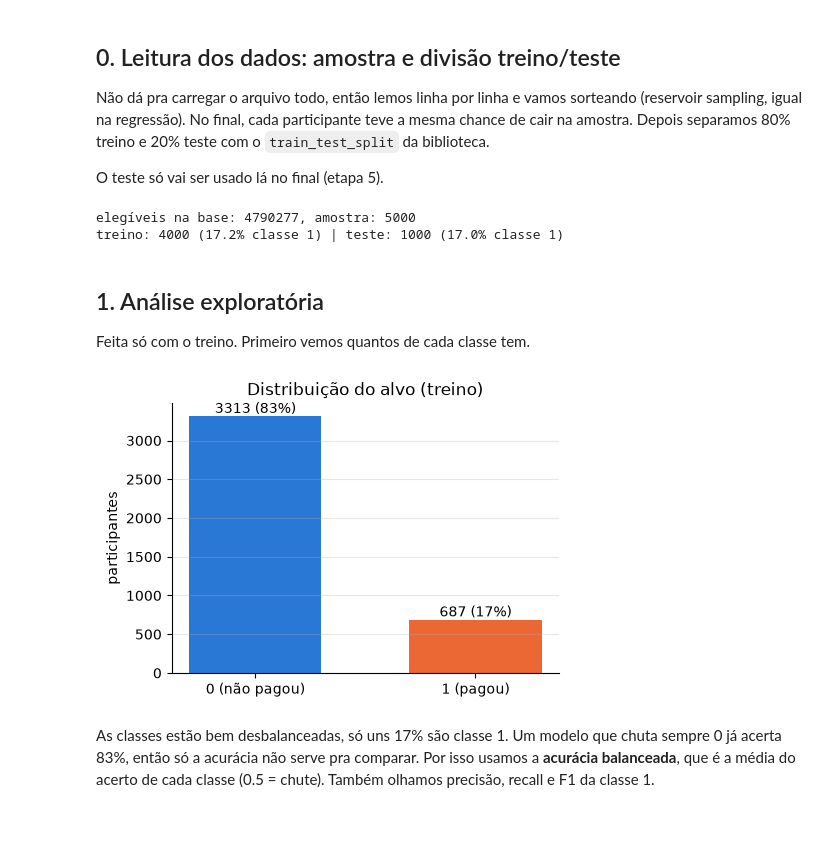
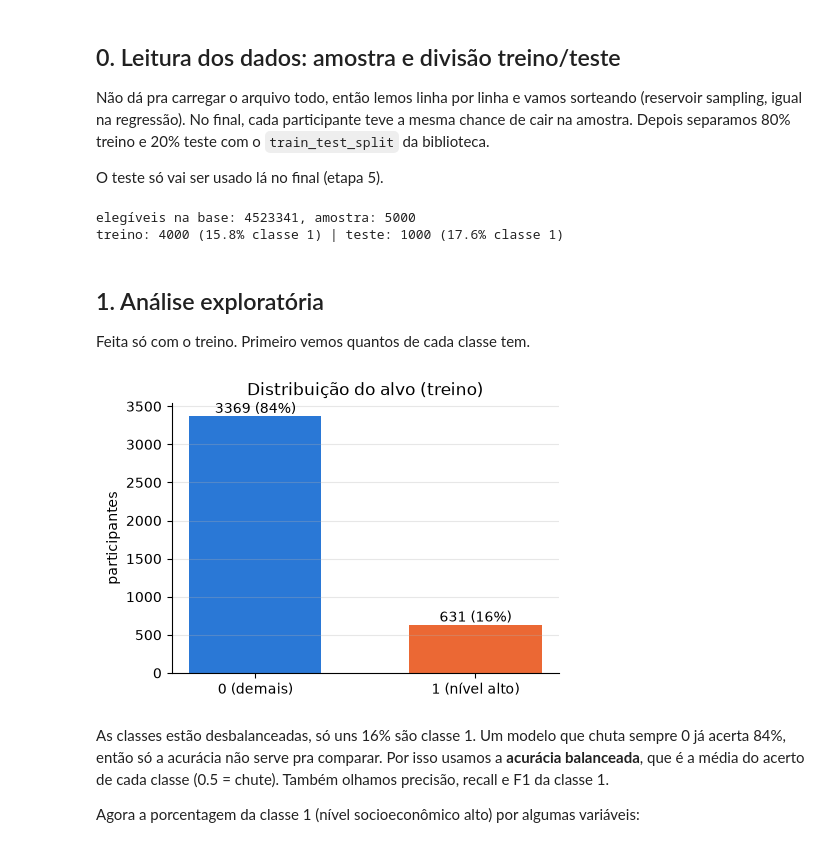
Before and after one commit to Machine-Learning-AV2/Pipeline_MachineLearning_AV2, a Jupyter notebook: classificacao/classificacao.ipynb, the cells around one changed output. Saved outputs shown, nothing was run; the diff lists cells and outputs as text; code cells hidden in the pictures.

```diff
--- a/classificacao/classificacao.ipynb
+++ b/classificacao/classificacao.ipynb
@@ -54,16 +52,16 @@ O teste só vai ser usado lá no final (etapa 5).
 # %%
 COLUNAS = ["TP_FAIXA_ETARIA", "TP_SEXO", "TP_COR_RACA", "SG_UF_PROVA",
            "Q001", "Q002", "Q003", "Q004", "Q005", "Q006", "Q007", "Q008", "Q009", "Q010", "Q011",
-           "Q012", "Q013", "Q014", "Q015", "Q016", "Q017", "Q018", "Q019", "Q020", "Q021", "Q022", "Q023"]
+           "Q012", "Q013", "Q014", "Q015", "Q016", "Q017", "Q018", "Q019", "Q020", "Q021", "Q022"]
 
 rng = np.random.default_rng(SEED)
 amostra, elegiveis = [], 0
-with open(CSV, encoding="latin-1", newline="") as f:  # o csv do inep vem em latin-1
+with open(CSV, encoding="latin-1", newline="") as f:   # o csv do inep vem em latin-1
     leitor = csv.reader(f, delimiter=";")
     pos = {nome: i for i, nome in enumerate(next(leitor))}
     idx = [pos[c] for c in COLUNAS]
     for linha in leitor:
-        if linha[pos["Q023"]] == "F":   # não fez ensino medio, tira
+        if linha[pos["Q003"]] == "F" and linha[pos["Q004"]] == "F":   # não sabe a ocupação de nenhum dos dois, tira
             continue
         elegiveis += 1
         linha = [linha[i] for i in idx]
@@ -76,35 +74,35 @@ with open(CSV, encoding="latin-1", newline="") as f:  # o csv do inep vem em lat
                 amostra[j] = linha
 
 dados = np.array(amostra, dtype=object)
-
 col = {c: i for i, c in enumerate(COLUNAS)}
-
-y_todos = np.isin(dados[:, col["Q023"]], ["B", "D"]).astype(int)   # alvo
+# alvo: pai ou mãe no grupo de ocupação 4/5 (D/E) e renda familiar acima de R$ 4.554 (Q007 >= G)
+ocup_alta = np.isin(dados[:, col["Q003"]], ["D", "E"]) | np.isin(dados[:, col["Q004"]], ["D", "E"])
+renda_alta = np.isin(dados[:, col["Q007"]], list("GHIJKLMNOPQ"))
+y_todos = (ocup_alta & renda_alta).astype(int)
 
 D_tr, D_te, ytr, yte = train_test_split(dados, y_todos, test_size=TEST_SIZE, seed=SEED)
-
-
 print(f"elegíveis na base: {elegiveis}, amostra: {len(dados)}")
 print(f"treino: {len(D_tr)} ({ytr.mean():.1%} classe 1) | teste: {len(D_te)} ({yte.mean():.1%} classe 1)")
 # %% [output]
-elegíveis na base: 4790277, amostra: 5000
-treino: 4000 (17.2% classe 1) | teste: 1000 (17.0% classe 1)
+elegíveis na base: 4523341, amostra: 5000
+treino: 4000 (15.8% classe 1) | teste: 1000 (17.6% classe 1)
 # %% [markdown]
 ## 1. Análise exploratória
 
 Feita só com o treino. Primeiro vemos quantos de cada classe tem.
 # %%
 cont = np.bincount(ytr)
-
 plt.figure(figsize=(5, 3.5))
-plt.bar(["0 (não pagou)", "1 (pagou)"], cont, color=[AZUL, LARANJA], width=0.6)
+plt.bar(["0 (demais)", "1 (nível alto)"], cont, color=[AZUL, LARANJA], width=0.6)
 for i, c in enumerate(cont):
     plt.text(i, c, f"{c} ({c / len(ytr):.0%})", ha="center", va="bottom")
 plt.title("Distribuição do alvo (treino)")
 plt.ylabel("participantes")
 plt.grid(axis="x")
 plt.show()
 # %% [output]
-[figure, old version]
+[figure, new version]
 # %% [markdown]
-As classes estão bem desbalanceadas, só uns 17% são classe 1. Um modelo que chuta sempre 0 já acerta 83%, então só a acurácia não serve pra comparar. Por isso usamos a **acurácia balanceada**, que é a média do acerto de cada classe (0.5 = chute). Também olhamos precisão, recall e F1 da classe 1.
+As classes estão desbalanceadas, só uns 16% são classe 1. Um modelo que chuta sempre 0 já acerta 84%, então só a acurácia não serve pra comparar. Por isso usamos a **acurácia balanceada**, que é a média do acerto de cada classe (0.5 = chute). Também olhamos precisão, recall e F1 da classe 1.
+
+Agora a porcentagem da classe 1 (nível socioeconômico alto) por algumas variáveis:
```
Also changed, not shown: parts of 25 cells of this notebook.
